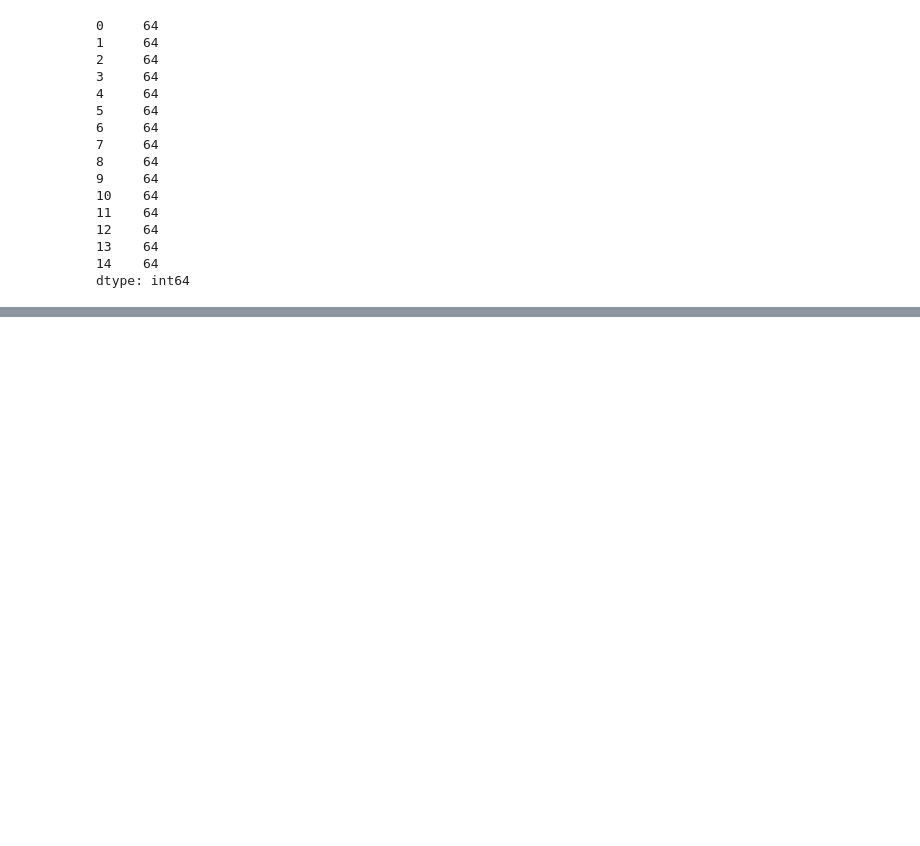
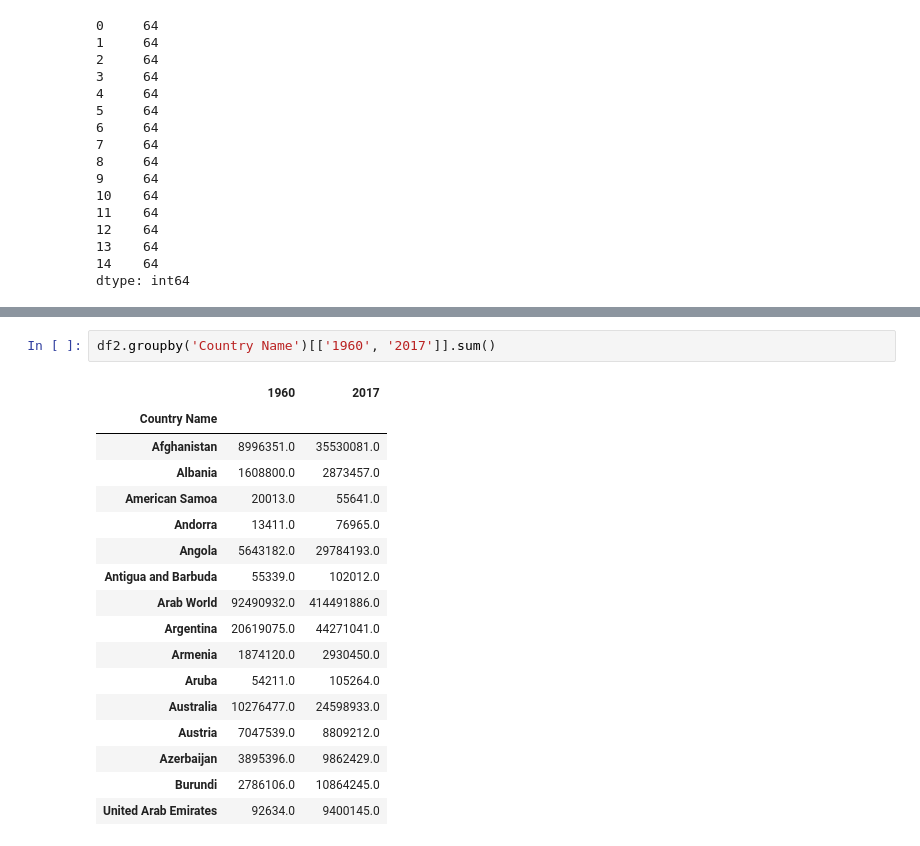
Before and after one commit to fecalderonqu/IN_P1_G4, a Jupyter notebook: data_to_DB.ipynb, the cells around one changed output, grey strips where cells are left out. Cells and saved outputs as stored; diff of their text form; blank space fills up the shorter version.

```diff
--- a/data_to_DB.ipynb
+++ b/data_to_DB.ipynb
@@ -286,0 +361,20 @@ dtype: int64
+# %%
+df2.groupby('Country Name')[['1960', '2017']].sum()
+# %% [output]
+|  | 1960 | 2017 |
+| Country Name |  |  |
+| Afghanistan | 8996351.0 | 35530081.0 |
+| Albania | 1608800.0 | 2873457.0 |
+| American Samoa | 20013.0 | 55641.0 |
+| Andorra | 13411.0 | 76965.0 |
+| Angola | 5643182.0 | 29784193.0 |
+| Antigua and Barbuda | 55339.0 | 102012.0 |
+| Arab World | 92490932.0 | 414491886.0 |
+| Argentina | 20619075.0 | 44271041.0 |
+| Armenia | 1874120.0 | 2930450.0 |
+| Aruba | 54211.0 | 105264.0 |
+| Australia | 10276477.0 | 24598933.0 |
+| Austria | 7047539.0 | 8809212.0 |
+| Azerbaijan | 3895396.0 | 9862429.0 |
+| Burundi | 2786106.0 | 10864245.0 |
+| United Arab Emirates | 92634.0 | 9400145.0 |
```
Also changed, not shown: parts of 8 cells of this notebook.
